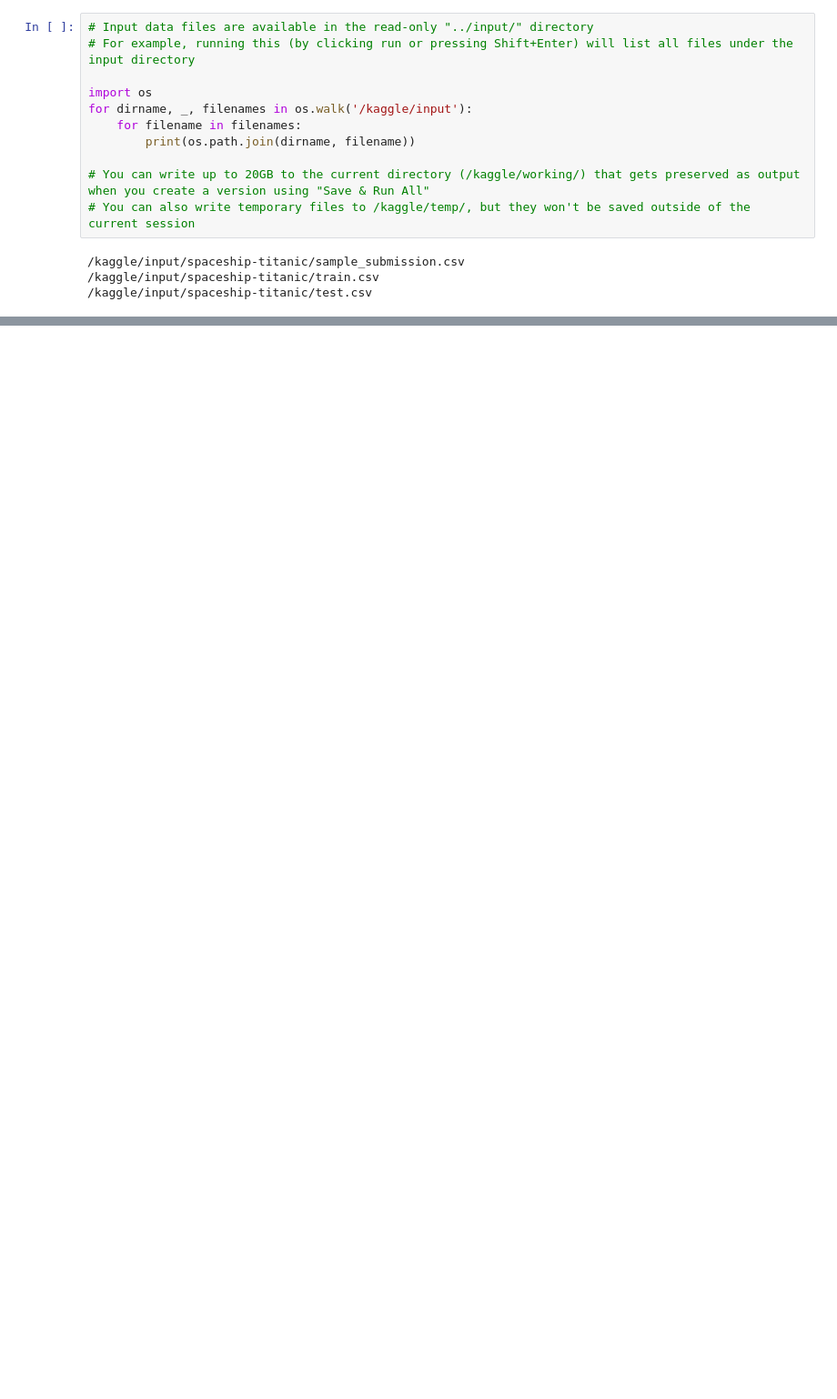
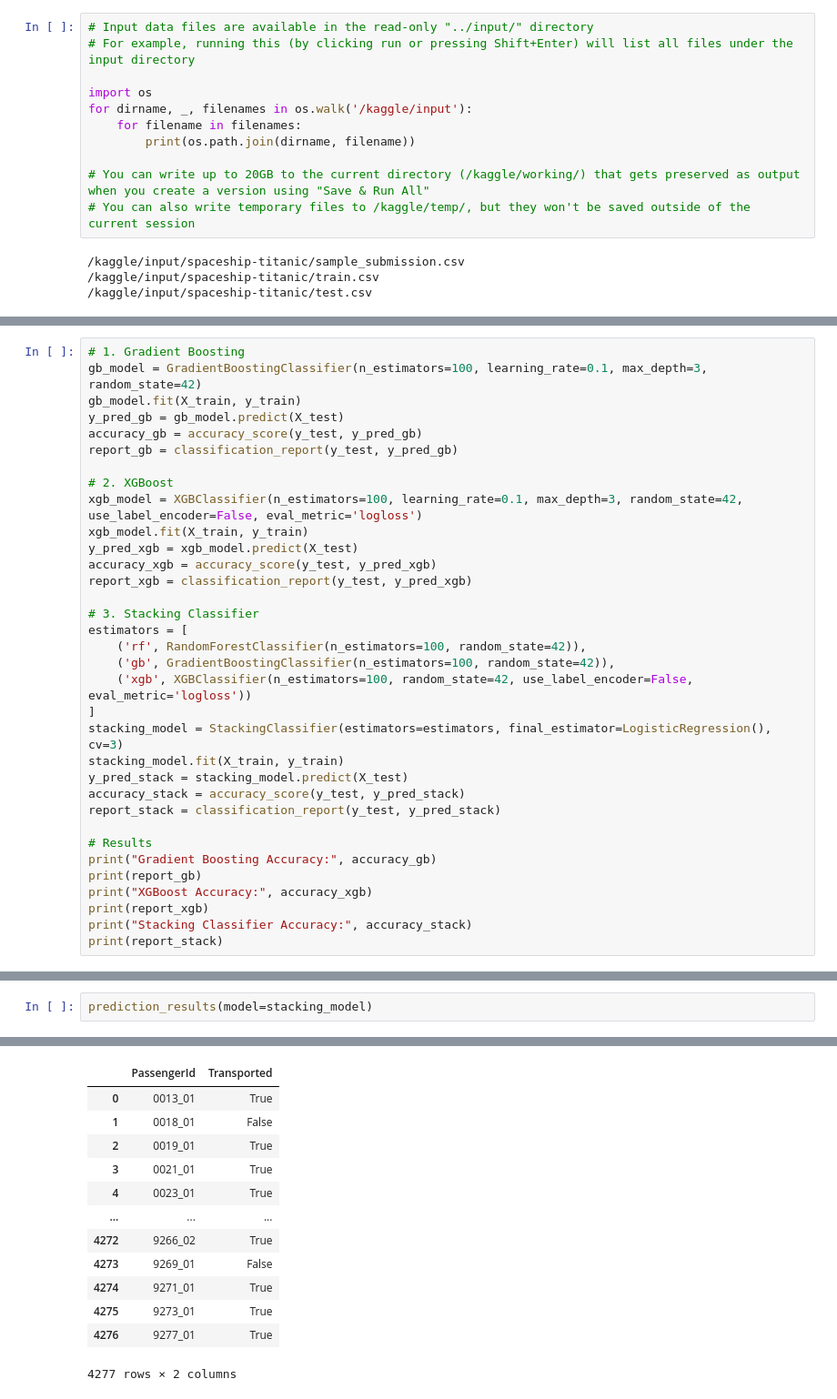
Before and after one commit to shamisolchikamhi/Data-Crusade, a Jupyter notebook: Titanic Spaceship/titan-spaceship.ipynb, the cells around one changed output, grey strips where cells are left out. Shown: that part at 91% size. Drawn from its saved outputs; the diff is of its cells as text; blank space fills up the shorter version.

```diff
--- a/Titanic Spaceship/titan-spaceship.ipynb
+++ b/Titanic Spaceship/titan-spaceship.ipynb
@@ -61,0 +275,34 @@ data_types, numerical_summary, unique_counts, missing_values
+# %%
+# 1. Gradient Boosting
+gb_model = GradientBoostingClassifier(n_estimators=100, learning_rate=0.1, max_depth=3, random_state=42)
+gb_model.fit(X_train, y_train)
+y_pred_gb = gb_model.predict(X_test)
+accuracy_gb = accuracy_score(y_test, y_pred_gb)
+report_gb = classification_report(y_test, y_pred_gb)
+
+# 2. XGBoost
+xgb_model = XGBClassifier(n_estimators=100, learning_rate=0.1, max_depth=3, random_state=42, use_label_encoder=False, eval_metric='logloss')
+xgb_model.fit(X_train, y_train)
+y_pred_xgb = xgb_model.predict(X_test)
+accuracy_xgb = accuracy_score(y_test, y_pred_xgb)
+report_xgb = classification_report(y_test, y_pred_xgb)
+
+# 3. Stacking Classifier
+estimators = [
+    ('rf', RandomForestClassifier(n_estimators=100, random_state=42)),
+    ('gb', GradientBoostingClassifier(n_estimators=100, random_state=42)),
+    ('xgb', XGBClassifier(n_estimators=100, random_state=42, use_label_encoder=False, eval_metric='logloss'))
+]
+stacking_model = StackingClassifier(estimators=estimators, final_estimator=LogisticRegression(), cv=3)
+stacking_model.fit(X_train, y_train)
+y_pred_stack = stacking_model.predict(X_test)
+accuracy_stack = accuracy_score(y_test, y_pred_stack)
+report_stack = classification_report(y_test, y_pred_stack)
+
+# Results
+print("Gradient Boosting Accuracy:", accuracy_gb)
+print(report_gb)
+print("XGBoost Accuracy:", accuracy_xgb)
+print(report_xgb)
+print("Stacking Classifier Accuracy:", accuracy_stack)
+print(report_stack)
@@ -61,0 +342,3 @@ data_types, numerical_summary, unique_counts, missing_values
+# %%
+prediction_results(model=stacking_model)
+# %% [output]
@@ -61,0 +366,13 @@ data_types, numerical_summary, unique_counts, missing_values
+|  | PassengerId | Transported |
+| 0 | 0013_01 | True |
+| 1 | 0018_01 | False |
+| 2 | 0019_01 | True |
+| 3 | 0021_01 | True |
+| 4 | 0023_01 | True |
+| ... | ... | ... |
+| 4272 | 9266_02 | True |
+| 4273 | 9269_01 | False |
+| 4274 | 9271_01 | True |
+| 4275 | 9273_01 | True |
+| 4276 | 9277_01 | True |
+4277 rows × 2 columns
```
Also changed, not shown: parts of 18 cells of this notebook, 1 other file.
